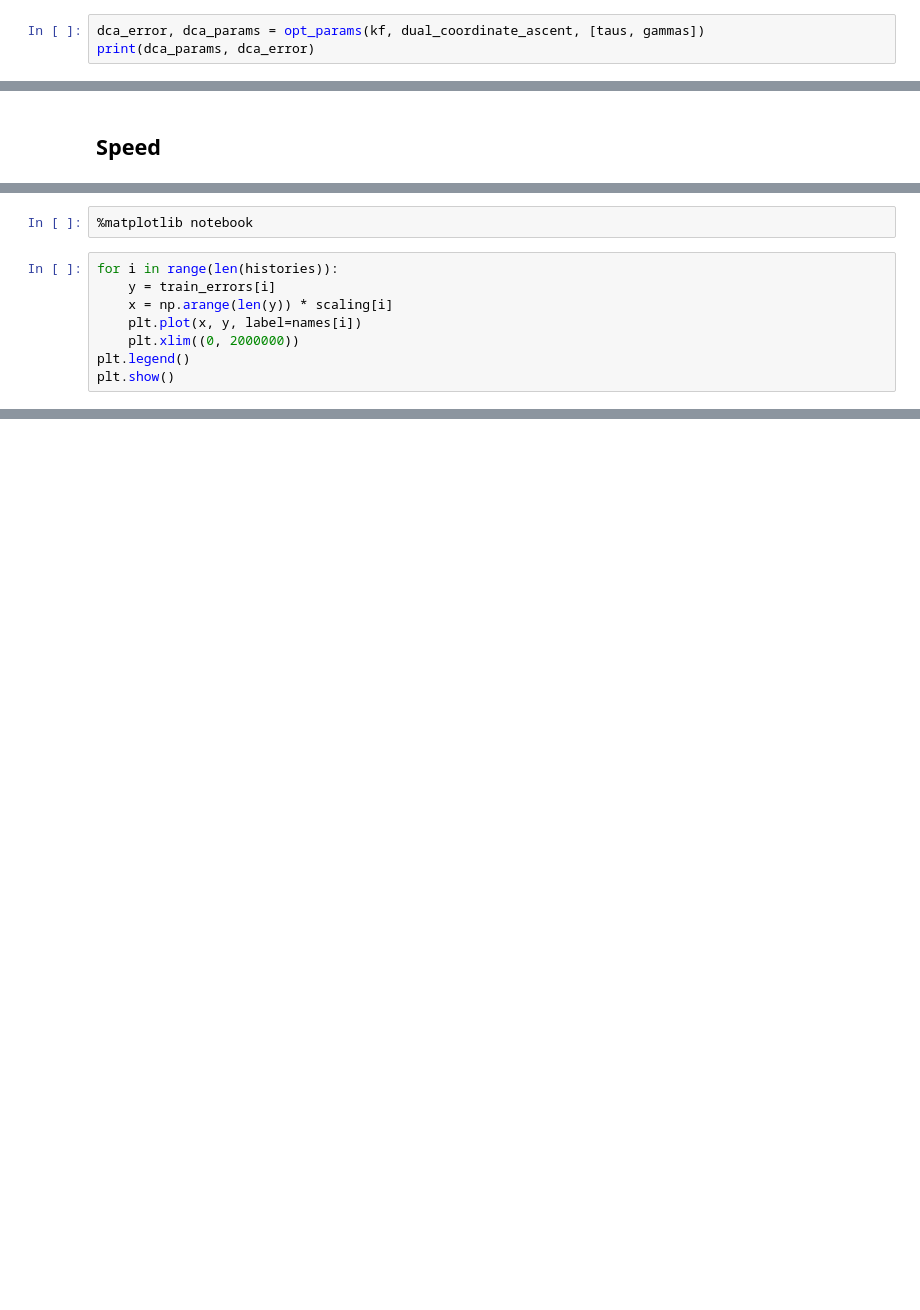
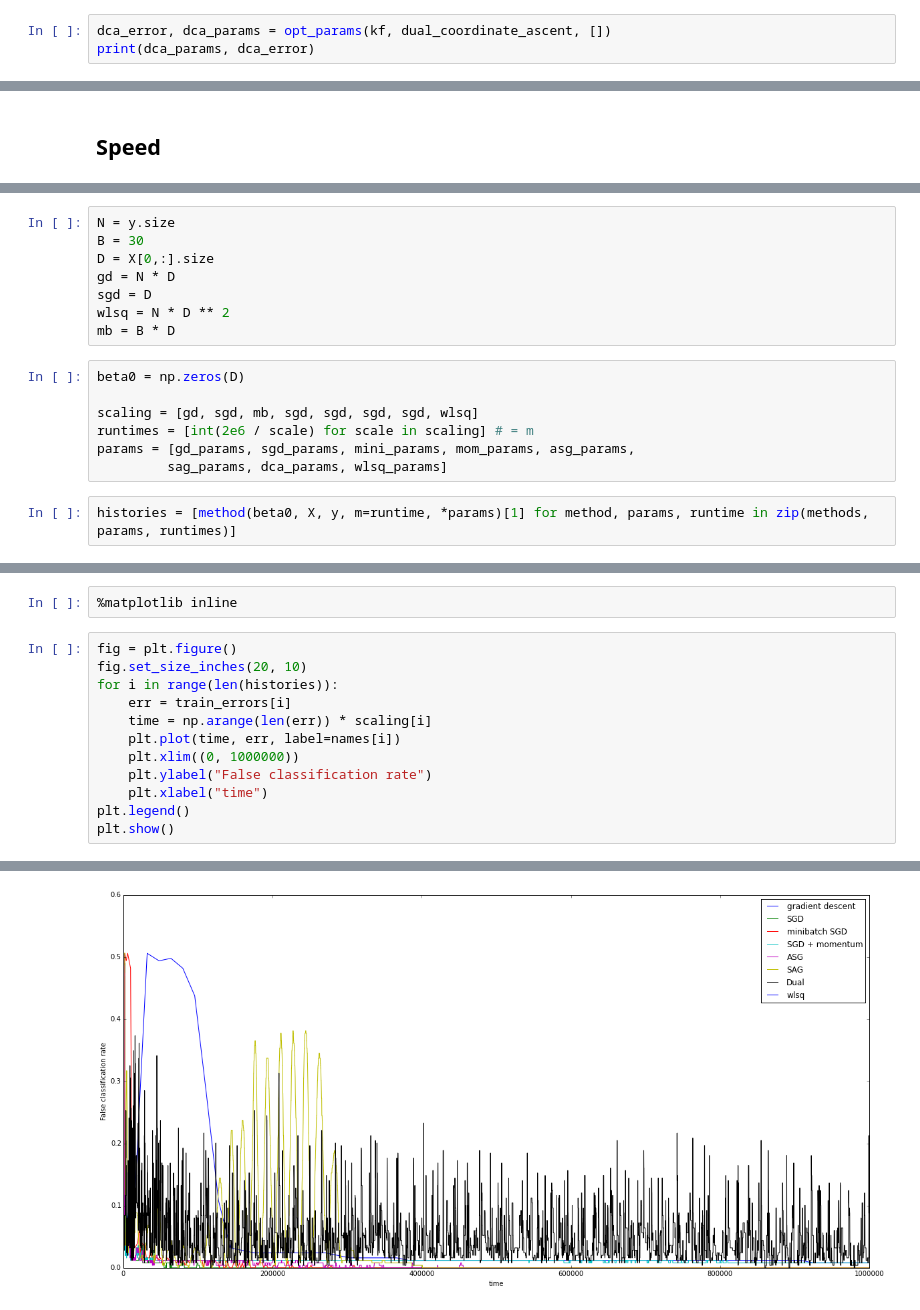
Before and after one commit to Metadelee/MLII, a Jupyter notebook: ex01/ex01.ipynb, the cells around one changed output, grey strips where cells are left out. Saved outputs shown, nothing was run; the diff lists cells and outputs as text; blank space fills up the shorter version.

```diff
--- a/ex01/ex01.ipynb
+++ b/ex01/ex01.ipynb
@@ -253,6 +255,6 @@ print(sag_params, sag_error)
 # %% [markdown]
 ### Dual Coordinate Ascent
 # %%
-dca_error, dca_params = opt_params(kf, dual_coordinate_ascent, [taus, gammas])
+dca_error, dca_params = opt_params(kf, dual_coordinate_ascent, [])
 print(dca_params, dca_error)
 # %% [output]
@@ -313,0 +300,17 @@ names = ['gradient descent', 'SGD', 'minibatch SGD', 'SGD + momentum',
+# %%
+N = y.size
+B = 30
+D = X[0,:].size
+gd = N * D
+sgd = D
+wlsq = N * D ** 2
+mb = B * D
+# %%
+beta0 = np.zeros(D)
+
+scaling = [gd, sgd, mb, sgd, sgd, sgd, sgd, wlsq]
+runtimes = [int(2e6 / scale) for scale in scaling] # = m
+params = [gd_params, sgd_params, mini_params, mom_params, asg_params,
+         sag_params, dca_params, wlsq_params]
+# %%
+histories = [method(beta0, X, y, m=runtime, *params)[1] for method, params, runtime in zip(methods, params, runtimes)]
@@ -314,11 +322,15 @@ names = ['gradient descent', 'SGD', 'minibatch SGD', 'SGD + momentum',
 # %%
-%matplotlib notebook
+%matplotlib inline
 # %%
+fig = plt.figure()
+fig.set_size_inches(20, 10)
 for i in range(len(histories)):
-    y = train_errors[i]
-    x = np.arange(len(y)) * scaling[i]
-    plt.plot(x, y, label=names[i])
-    plt.xlim((0, 2000000))
+    err = train_errors[i]
+    time = np.arange(len(err)) * scaling[i]
+    plt.plot(time, err, label=names[i])
+    plt.xlim((0, 1000000))
+    plt.ylabel("False classification rate")
+    plt.xlabel("time")
 plt.legend()
 plt.show()
 # %% [output]
@@ -327 +337,2 @@ plt.show()
+[figure, added]
 # %%
```
Also changed, not shown: parts of 20 cells of this notebook.
